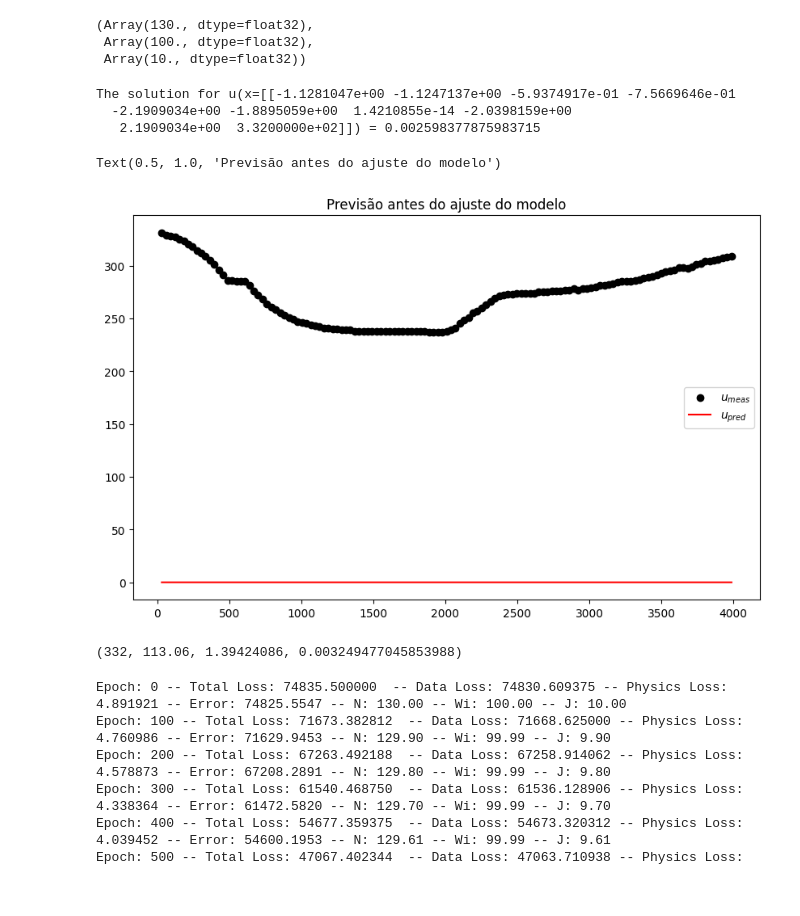
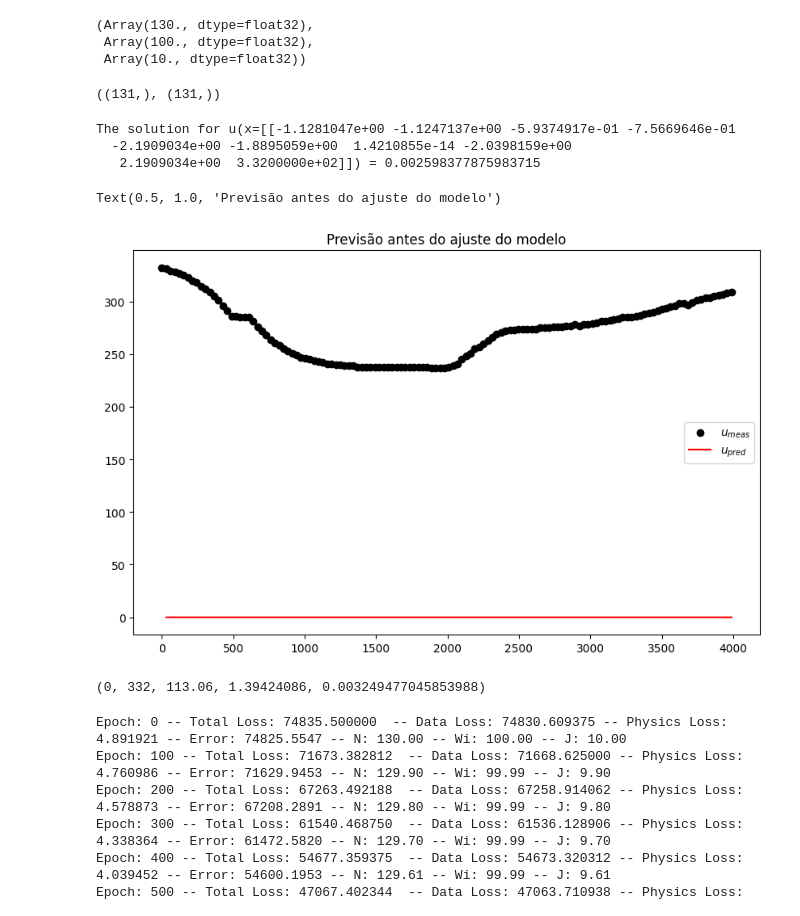
Before and after one commit to marcelogarret/projeto_mestrado, a Jupyter notebook: LSTM_garret_JAX_PINN.ipynb, the cells around one changed output. Drawn from its saved outputs; the diff is of its cells as text; code cells hidden in the pictures.

```diff
--- a/LSTM_garret_JAX_PINN.ipynb
+++ b/LSTM_garret_JAX_PINN.ipynb
@@ -52,9 +52,6 @@ df.shape
 (132, 11)
 # %%
 df.index = df['t']
-t0 = df['t'].values[0]
-t = df['t'].values[1:]
-
-df.drop('t', axis=1, inplace=True)
+# df.drop('t', axis=1, inplace=True)
 df
 # %% [output]
@@ -87,7 +73,7 @@ p=df["p"].values[1:]
 from sklearn.preprocessing import MinMaxScaler, StandardScaler
 
 # Separar as características (todas as colunas exceto a última) e o rótulo (última coluna)
-features = df.iloc[:, :-1]  # Todas as colunas menos a última
+features = df.iloc[:, 1:-1]  # Todas as colunas menos a primeira e a última
 labels = df.iloc[:, -1]     # Última coluna
 
 # Normalize as características
@@ -257,25 +248,29 @@ state.params['params']['N'], state.params['params']['Wi'], state.params['params'
+# %%
+p.shape, y_train.shape
+# %% [output]
+((131,), (131,))
 # %%
 # Avaliando o modelo para um único vetor de entrada
 x_single = X_train[0]
 u_pred = state.apply_fn(params, x_single)
 print(f"The solution for u(x={x_single}) = {u_pred}")
 
 # Avaliando a rede neural antes do treinamento considerando todo o histórico
-u_pred = vmap(state.apply_fn, (None, 0))(state.params, X_train)
+u_pred = vmap(state.apply_fn, (None, 0))(state.params, X)
 
 fig, ax = plt.subplots(1,1, figsize=(10,10/1.618))
 
-ax.scatter(t, p, label=r'$u_{meas}$', color='black')
-ax.plot(t, u_pred, label=r'$u_{pred}$', color='red')
+ax.scatter(df['t'].values, df["p"].values, label=r'$u_{meas}$', color='black')
+ax.plot(df["t"].values[window_size:], u_pred, label=r'$u_{pred}$', color='red')
 
 ax.legend()
 ax.set_title('Previsão antes do ajuste do modelo')
 # %% [output]
 The solution for u(x=[[-1.1281047e+00 -1.1247137e+00 -5.9374917e-01 -7.5669646e-01
   -2.1909034e+00 -1.8895059e+00  1.4210855e-14 -2.0398159e+00
    2.1909034e+00  3.3200000e+02]]) = 0.002598377875983715
 Text(0.5, 1.0, 'Previsão antes do ajuste do modelo')
-[figure, old version]
+[figure, new version]
 # %%
 ## Parametros escalares (MODSI)
 # phi = 0.13
@@ -291,14 +286,16 @@ cw = 4.76E-05
 Swi = 0.17
 Sor = 0.18
 Sgc = 0.05
+
+t0 = df['t'].values[0]
 p0 = df["p"].values[0]
 Rsi = df["Rs"].values[0]
 boi = df["Bo"].values[0]
 bgi = df["Bg"].values[0]
 
-p0, Rsi, boi, bgi
+t0, p0, Rsi, boi, bgi
 # %% [output]
-(332, 113.06, 1.39424086, 0.003249477045853988)
+(0, 332, 113.06, 1.39424086, 0.003249477045853988)
 # %%
 @jit
 def train_step(state, batch):
```
Also changed, not shown: parts of 8 cells of this notebook.
